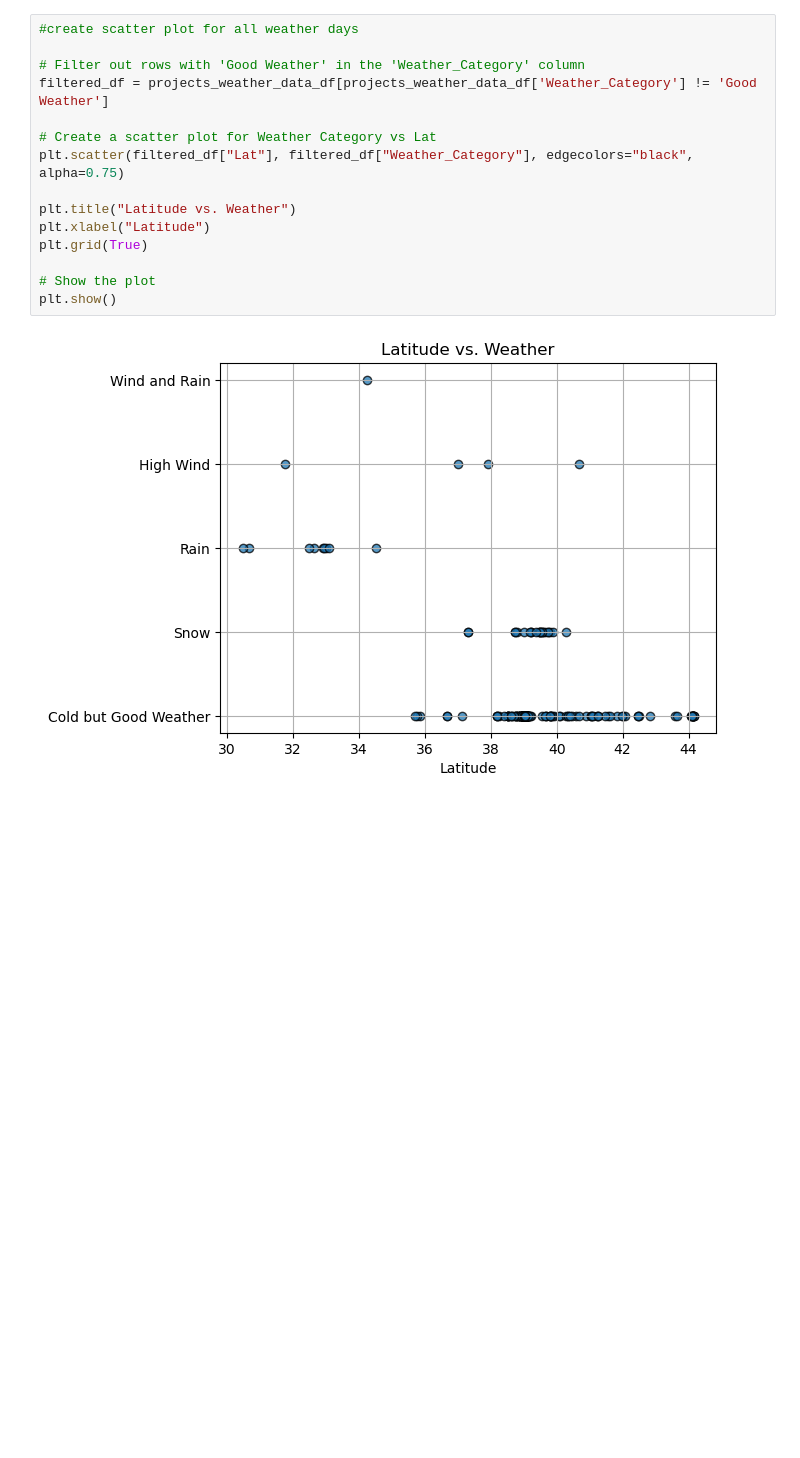
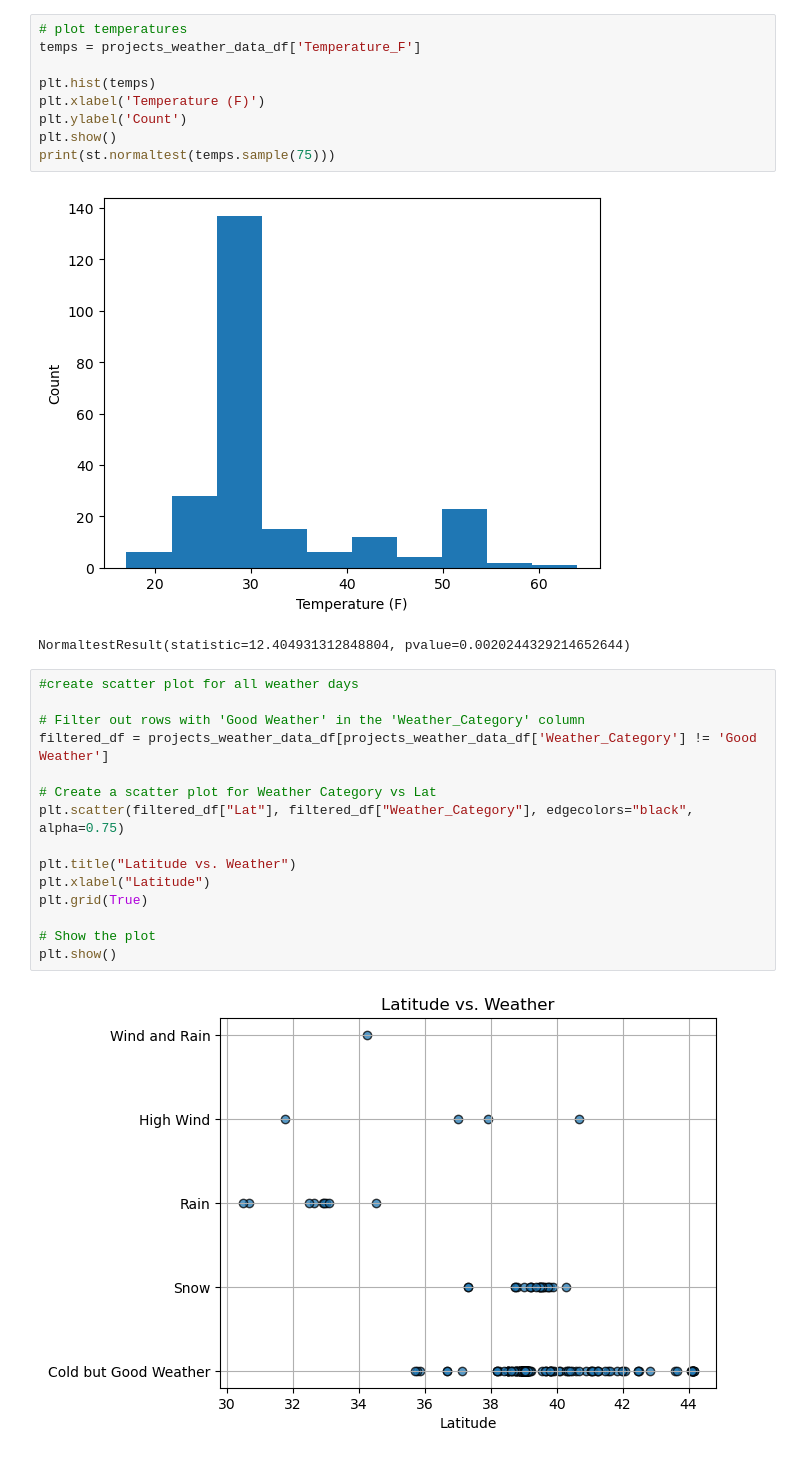
Before and after one commit to BFletchall/project-1, a Jupyter notebook: Weather_analysis.ipynb, the cells around one changed output. Cells and saved outputs as stored; diff of their text form; blank space fills up the shorter version.

```diff
--- a/Weather_analysis.ipynb
+++ b/Weather_analysis.ipynb
@@ -95,3 +164,15 @@ Latitude vs Temperature Summary:
+# %%
+# plot temperatures
+temps = projects_weather_data_df['Temperature_F']
+
+plt.hist(temps)
+plt.xlabel('Temperature (F)')
+plt.ylabel('Count')
+plt.show()
+print(st.normaltest(temps.sample(75)))
+# %% [output]
+[figure, added]
+NormaltestResult(statistic=12.404931312848804, pvalue=0.0020244329214652644)
 # %%
 #create scatter plot for all weather days
 
```
Also changed, not shown: parts of 24 cells of this notebook, 3 other files.
